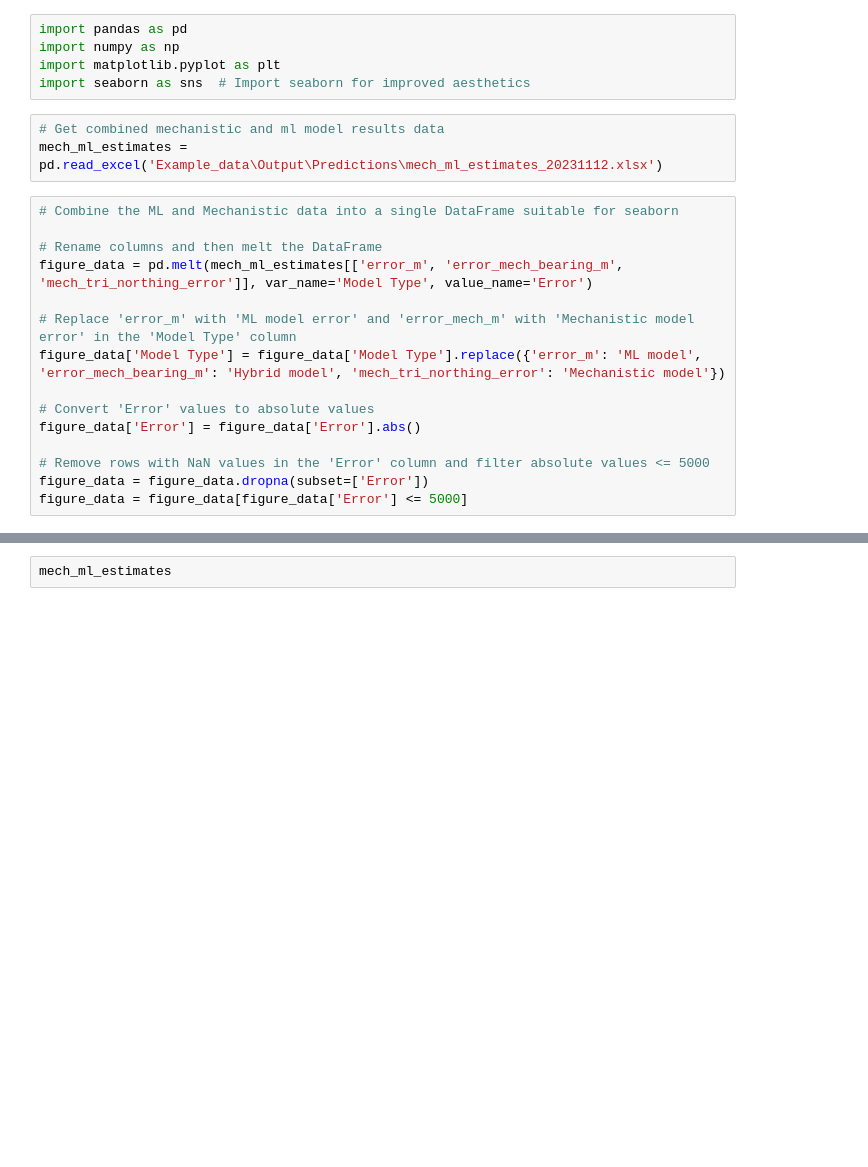
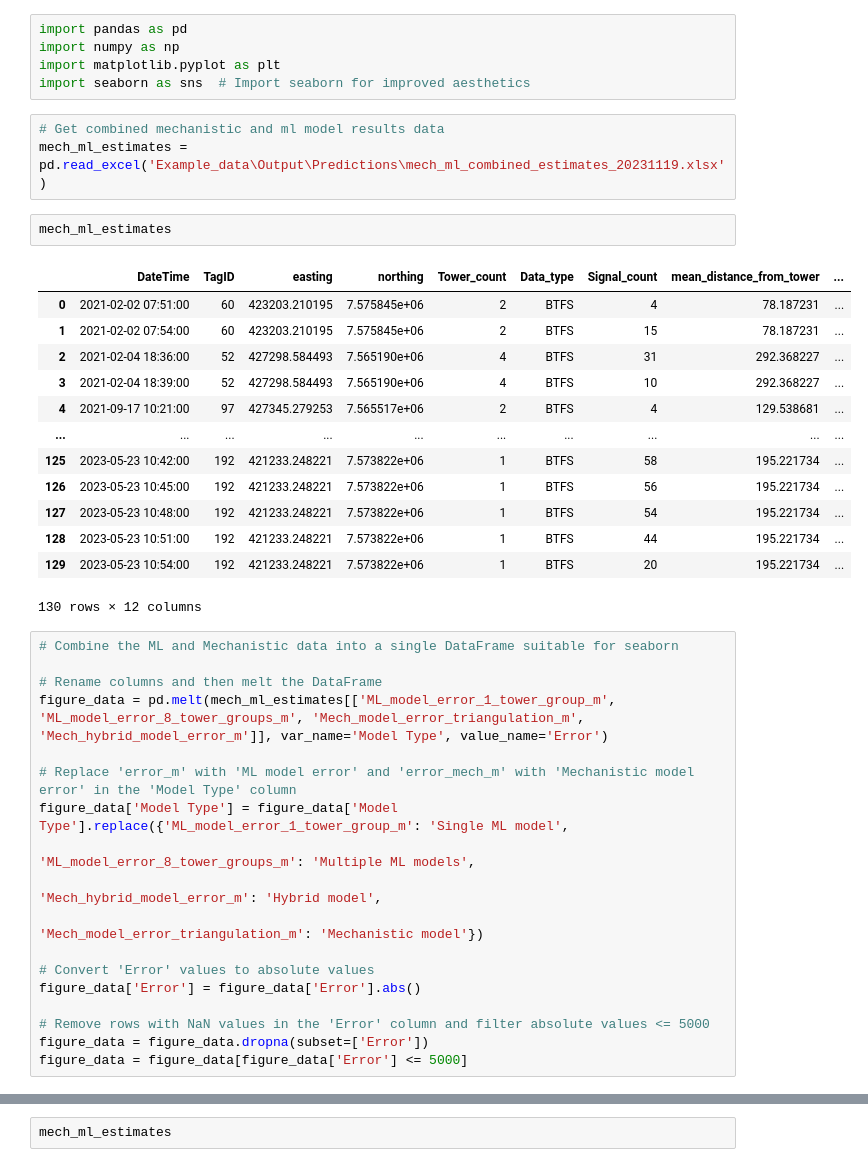
Before and after one commit to johnvanosta/ml4rt, a Jupyter notebook: mech_results_plot.ipynb, the cells around one changed output, grey strips where cells are left out. Drawn from its saved outputs; the diff is of its cells as text; blank space fills up the shorter version.

```diff
--- a/mech_results_plot.ipynb
+++ b/mech_results_plot.ipynb
@@ -5,15 +5,34 @@ import matplotlib.pyplot as plt
 import seaborn as sns  # Import seaborn for improved aesthetics
 # %%
 # Get combined mechanistic and ml model results data
-mech_ml_estimates = pd.read_excel('Example_data\Output\Predictions\mech_ml_estimates_20231112.xlsx')
+mech_ml_estimates = pd.read_excel('Example_data\Output\Predictions\mech_ml_combined_estimates_20231119.xlsx')
+# %%
+mech_ml_estimates
+# %% [output]
+|  | DateTime | TagID | easting | northing | Tower_count | Data_type | Signal_count | mean_distance_from_tower | ... |
+| 0 | 2021-02-02 07:51:00 | 60 | 423203.210195 | 7.575845e+06 | 2 | BTFS | 4 | 78.187231 | ... |
+| 1 | 2021-02-02 07:54:00 | 60 | 423203.210195 | 7.575845e+06 | 2 | BTFS | 15 | 78.187231 | ... |
+| 2 | 2021-02-04 18:36:00 | 52 | 427298.584493 | 7.565190e+06 | 4 | BTFS | 31 | 292.368227 | ... |
+| 3 | 2021-02-04 18:39:00 | 52 | 427298.584493 | 7.565190e+06 | 4 | BTFS | 10 | 292.368227 | ... |
+| 4 | 2021-09-17 10:21:00 | 97 | 427345.279253 | 7.565517e+06 | 2 | BTFS | 4 | 129.538681 | ... |
+| ... | ... | ... | ... | ... | ... | ... | ... | ... | ... |
+| 125 | 2023-05-23 10:42:00 | 192 | 421233.248221 | 7.573822e+06 | 1 | BTFS | 58 | 195.221734 | ... |
+| 126 | 2023-05-23 10:45:00 | 192 | 421233.248221 | 7.573822e+06 | 1 | BTFS | 56 | 195.221734 | ... |
+| 127 | 2023-05-23 10:48:00 | 192 | 421233.248221 | 7.573822e+06 | 1 | BTFS | 54 | 195.221734 | ... |
+| 128 | 2023-05-23 10:51:00 | 192 | 421233.248221 | 7.573822e+06 | 1 | BTFS | 44 | 195.221734 | ... |
+| 129 | 2023-05-23 10:54:00 | 192 | 421233.248221 | 7.573822e+06 | 1 | BTFS | 20 | 195.221734 | ... |
+130 rows × 12 columns
 # %%
 # Combine the ML and Mechanistic data into a single DataFrame suitable for seaborn
 
 # Rename columns and then melt the DataFrame
-figure_data = pd.melt(mech_ml_estimates[['error_m', 'error_mech_bearing_m', 'mech_tri_northing_error']], var_name='Model Type', value_name='Error')
+figure_data = pd.melt(mech_ml_estimates[['ML_model_error_1_tower_group_m', 'ML_model_error_8_tower_groups_m', 'Mech_model_error_triangulation_m', 'Mech_hybrid_model_error_m']], var_name='Model Type', value_name='Error')
 
 # Replace 'error_m' with 'ML model error' and 'error_mech_m' with 'Mechanistic model error' in the 'Model Type' column
-figure_data['Model Type'] = figure_data['Model Type'].replace({'error_m': 'ML model', 'error_mech_bearing_m': 'Hybrid model', 'mech_tri_northing_error': 'Mechanistic model'})
+figure_data['Model Type'] = figure_data['Model Type'].replace({'ML_model_error_1_tower_group_m': 'Single ML model',
+                                                               'ML_model_error_8_tower_groups_m': 'Multiple ML models',
+                                                               'Mech_hybrid_model_error_m': 'Hybrid model',
+                                                               'Mech_model_error_triangulation_m': 'Mechanistic model'})
 
 # Convert 'Error' values to absolute values
 figure_data['Error'] = figure_data['Error'].abs()
```
Also changed, not shown: parts of 5 cells of this notebook, 18 other files.
